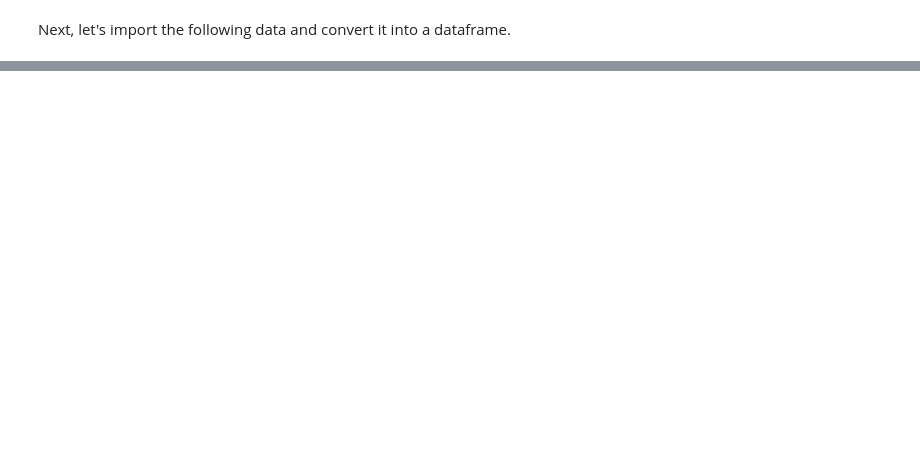
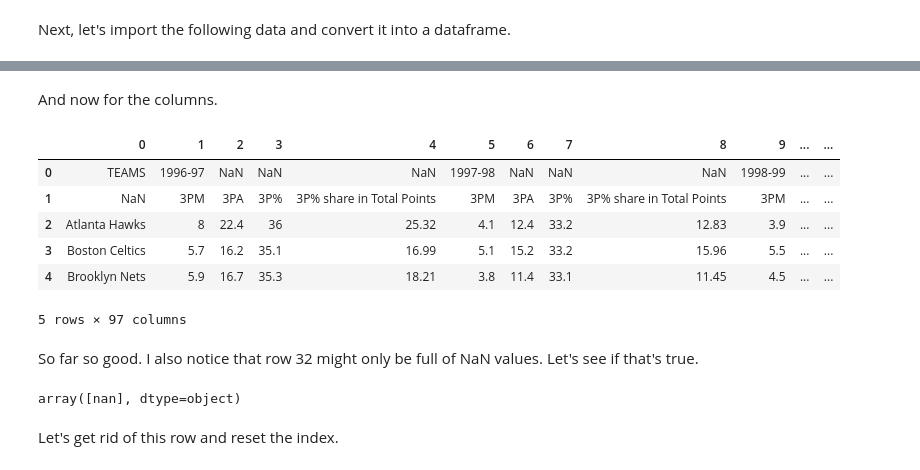
Before and after one commit to nguyenkyanh44/Springboard, a Jupyter notebook: Stephen Curry's influence on the NBA.ipynb, the cells around one changed output, grey strips where cells are left out. Cells and saved outputs as stored; diff of their text form; code cells hidden in the pictures; blank space fills up the shorter version.

```diff
--- a/Stephen Curry's influence on the NBA.ipynb
+++ b/Stephen Curry's influence on the NBA.ipynb
@@ -22,0 +70,2 @@ FileNotFoundError: [Errno 2] No such file or directory: 'NBA 3-Point Shooting Da
+# %%
+df = df.tail(df.shape[0]-3)
@@ -22,0 +84,3 @@ FileNotFoundError: [Errno 2] No such file or directory: 'NBA 3-Point Shooting Da
+# %%
+df.reset_index(drop=True, inplace=True)
+df.head()
@@ -22,0 +95,21 @@ FileNotFoundError: [Errno 2] No such file or directory: 'NBA 3-Point Shooting Da
+# %% [markdown]
+And now for the columns.
+# %%
+df = df.set_axis(range(df.shape[1]), axis=1)
+df.head()
+# %% [output]
+|  | 0 | 1 | 2 | 3 | 4 | 5 | 6 | 7 | 8 | 9 | ... | ... |
+| 0 | TEAMS | 1996-97 | NaN | NaN | NaN | 1997-98 | NaN | NaN | NaN | 1998-99 | ... | ... |
+| 1 | NaN | 3PM | 3PA | 3P% | 3P% share in Total Points | 3PM | 3PA | 3P% | 3P% share in Total Points | 3PM | ... | ... |
+| 2 | Atlanta Hawks | 8 | 22.4 | 36 | 25.32 | 4.1 | 12.4 | 33.2 | 12.83 | 3.9 | ... | ... |
+| 3 | Boston Celtics | 5.7 | 16.2 | 35.1 | 16.99 | 5.1 | 15.2 | 33.2 | 15.96 | 5.5 | ... | ... |
+| 4 | Brooklyn Nets | 5.9 | 16.7 | 35.3 | 18.21 | 3.8 | 11.4 | 33.1 | 11.45 | 4.5 | ... | ... |
+5 rows × 97 columns
+# %% [markdown]
+So far so good. I also notice that row 32 might only be full of NaN values. Let's see if that's true.
+# %%
+df.iloc[32,:].unique()
+# %% [output]
+array([nan], dtype=object)
+# %% [markdown]
+Let's get rid of this row and reset the index.
```
Also changed, not shown: parts of 51 cells of this notebook.
